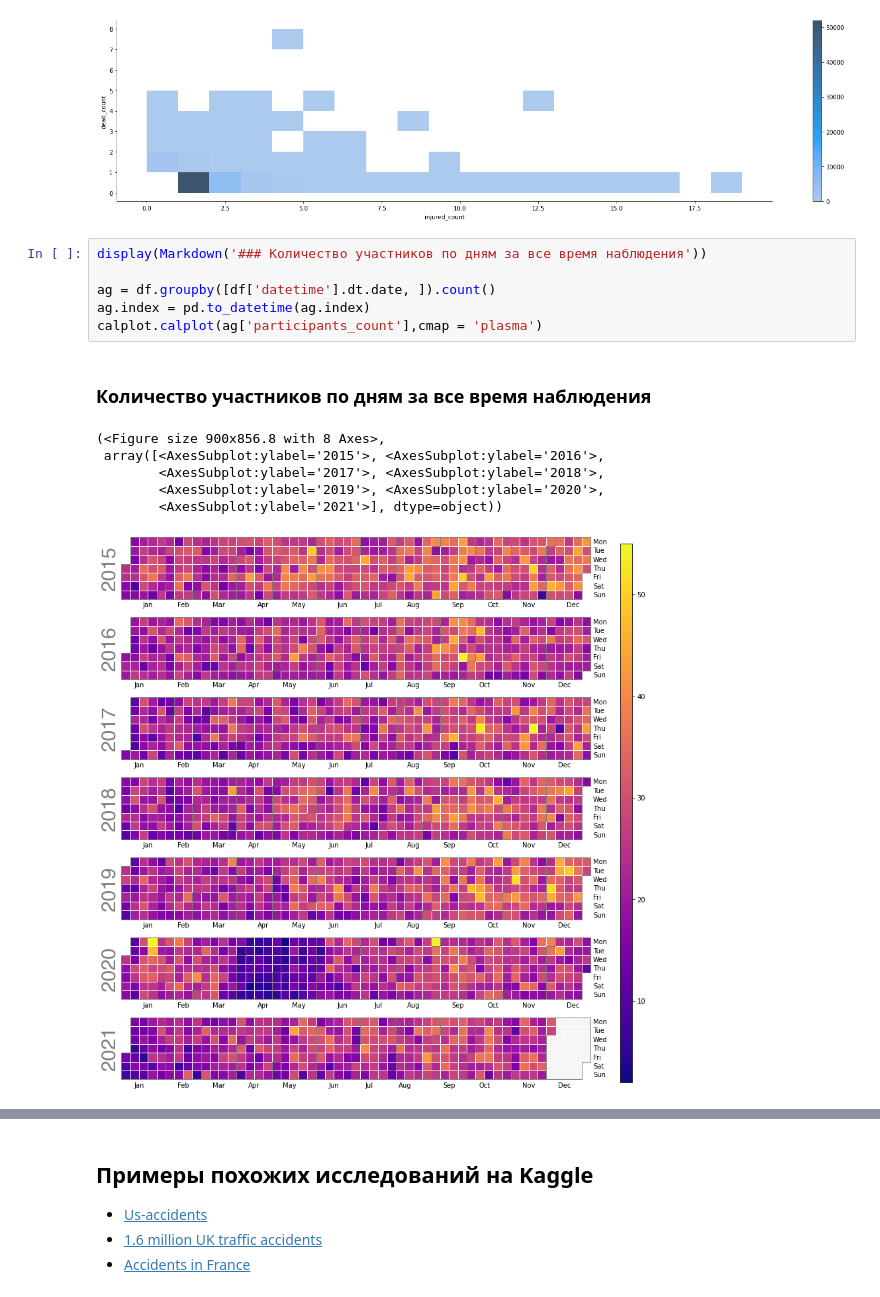
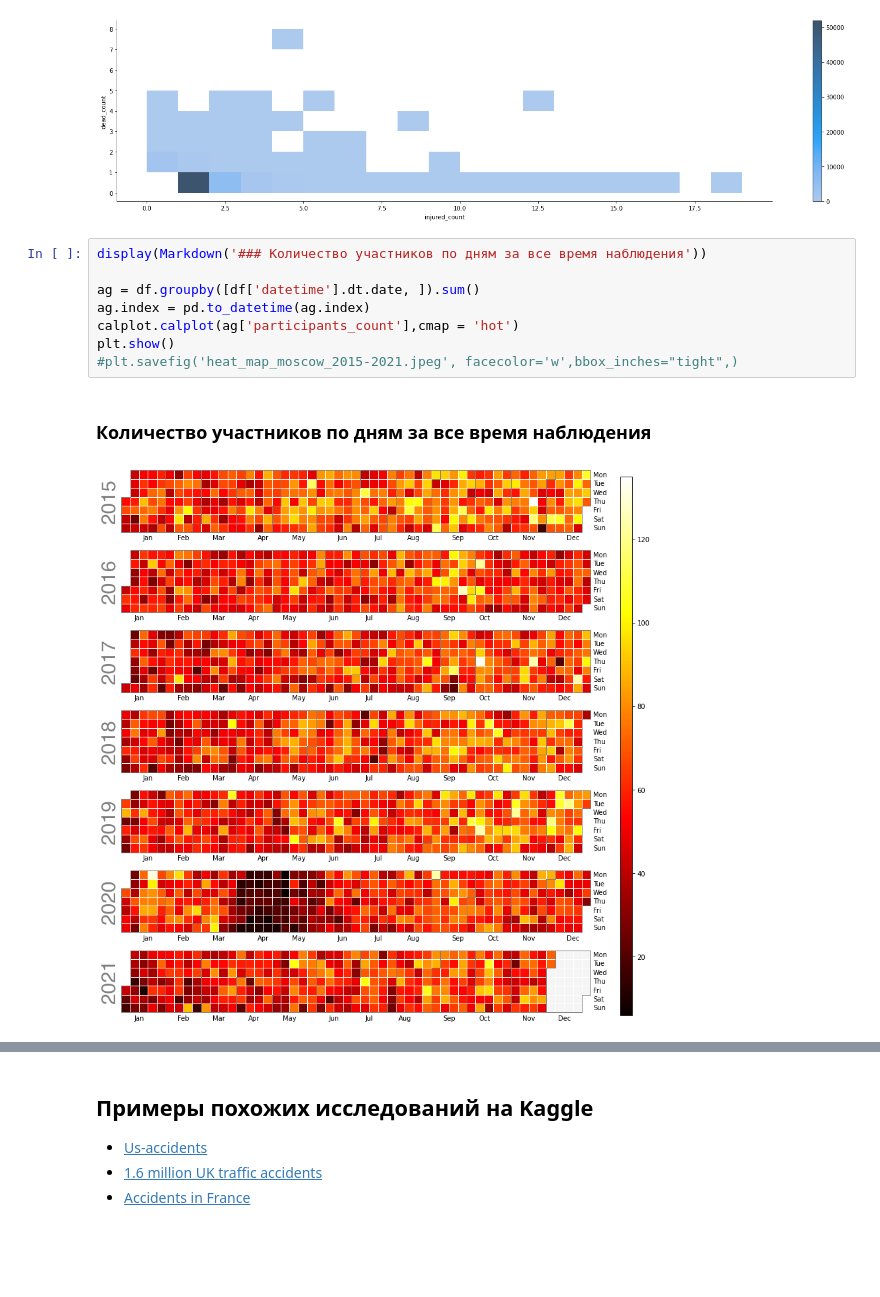
Before and after one commit to shlykov/dtp-stat-nb, a Jupyter notebook: 1-Dtp-analysis.ipynb, the cells around one changed output, grey strips where cells are left out. Drawn from its saved outputs; the diff is of its cells as text; blank space fills up the shorter version.

```diff
--- a/1-Dtp-analysis.ipynb
+++ b/1-Dtp-analysis.ipynb
@@ -123,17 +123,14 @@ plt.show()
 # %%
 display(Markdown('### Количество участников по дням за все время наблюдения'))
 
-ag = df.groupby([df['datetime'].dt.date, ]).count()
+ag = df.groupby([df['datetime'].dt.date, ]).sum()
 ag.index = pd.to_datetime(ag.index)
-calplot.calplot(ag['participants_count'],cmap = 'plasma')
+calplot.calplot(ag['participants_count'],cmap = 'hot')
+plt.show()
+#plt.savefig('heat_map_moscow_2015-2021.jpeg', facecolor='w',bbox_inches="tight",)
 # %% [output]
 ### Количество участников по дням за все время наблюдения
-(<Figure size 900x856.8 with 8 Axes>,
- array([<AxesSubplot:ylabel='2015'>, <AxesSubplot:ylabel='2016'>,
-        <AxesSubplot:ylabel='2017'>, <AxesSubplot:ylabel='2018'>,
-        <AxesSubplot:ylabel='2019'>, <AxesSubplot:ylabel='2020'>,
-        <AxesSubplot:ylabel='2021'>], dtype=object))
-[figure, old version]
+[figure, new version]
 # %%
 display(Markdown('### Корреляции признаков'))
 
```
Also changed, not shown: parts of 1 cell of this notebook.
